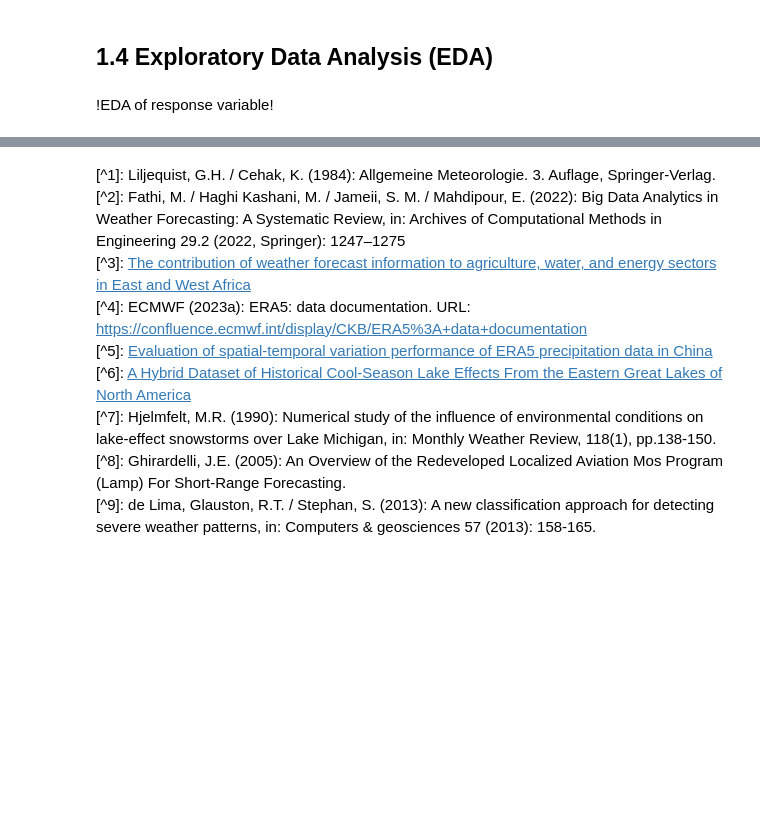
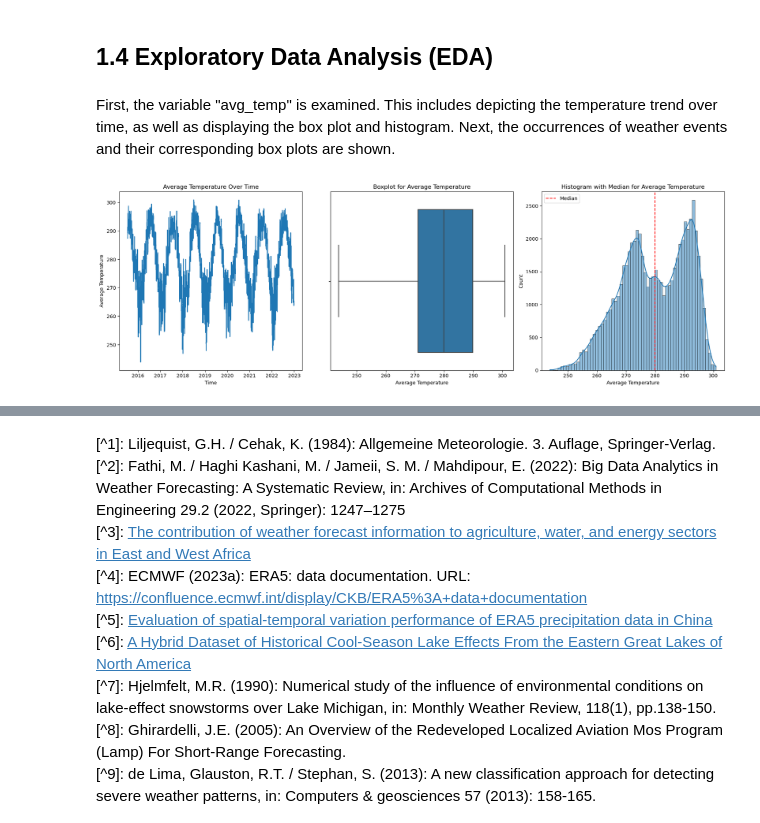
Before and after one commit to Abschlussprojekt-Weatherdata/project, a Jupyter notebook: reports/report_sofie.ipynb, the cells around one changed output, grey strips where cells are left out. Drawn from its saved outputs; the diff is of its cells as text; code cells hidden in the pictures; blank space fills up the shorter version.

```diff
--- a/reports/report_sofie.ipynb
+++ b/reports/report_sofie.ipynb
@@ -100,5 +230,3 @@ Can effective classification and prediction of weather events, including extreme
 * Classification Hypthesis:* Specific patterns in the weather data can accurately predict various weather events, including extreme conditions. This hypothesis is informed by the need for effective prediction models in the face of increasingly frequent and severe weather events.
 # %% [markdown]
 ## 1.4 Exploratory Data Analysis (EDA)
-# %% [markdown]
-!EDA of response variable!
@@ -135,0 +233,29 @@ plt.show()
+# %% [markdown]
+First, the variable "avg_temp" is examined. This includes depicting the temperature trend over time, as well as displaying the box plot and histogram.
+Next, the occurrences of weather events and their corresponding box plots are shown.
+# %%
+fig, axes = plt.subplots(nrows=1, ncols=3, figsize=(15, 4))
+
+# Plot 1: Line plot for average temperature over time
+sns.lineplot(x='run_datetime', y='avg_temp', data=df_full, ax=axes[0])
+axes[0].set_title('Average Temperature Over Time')
+axes[0].set_xlabel('Time')
+axes[0].set_ylabel('Average Temperature')
+
+# Plot 2: Boxplot for average temperature
+sns.boxplot(x='avg_temp', data=df_full, ax=axes[1])
+axes[1].set_title('Boxplot for Average Temperature')
+axes[1].set_xlabel('Average Temperature')
+
+# Plot 3: Histogram for average temperature with median line
+sns.histplot(x='avg_temp', data=df_full, kde=True, ax=axes[2])
+axes[2].axvline(x=df_full['avg_temp'].median(), color='red', linestyle='--', label='Median')
+axes[2].set_title('Histogram with Median for Average Temperature')
+axes[2].set_xlabel('Average Temperature')
+axes[2].legend()
+
+# Adjust layout to prevent overlapping
+plt.tight_layout()
+plt.show()
+# %% [output]
+[figure, added]
```
Also changed, not shown: parts of 18 cells of this notebook.
